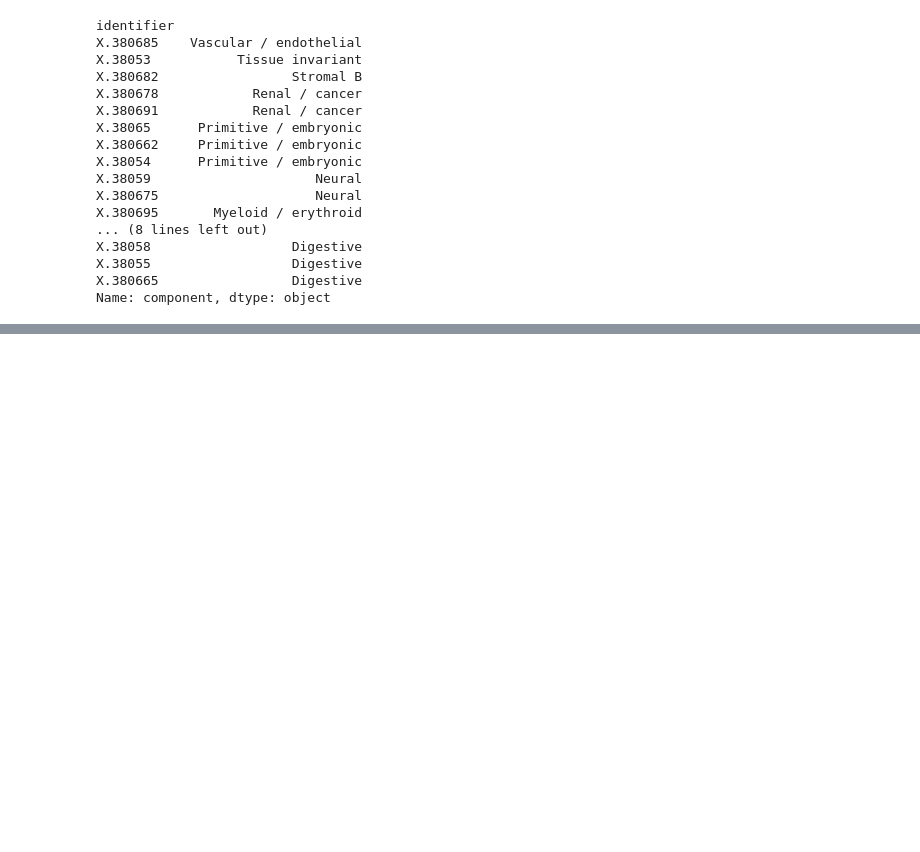
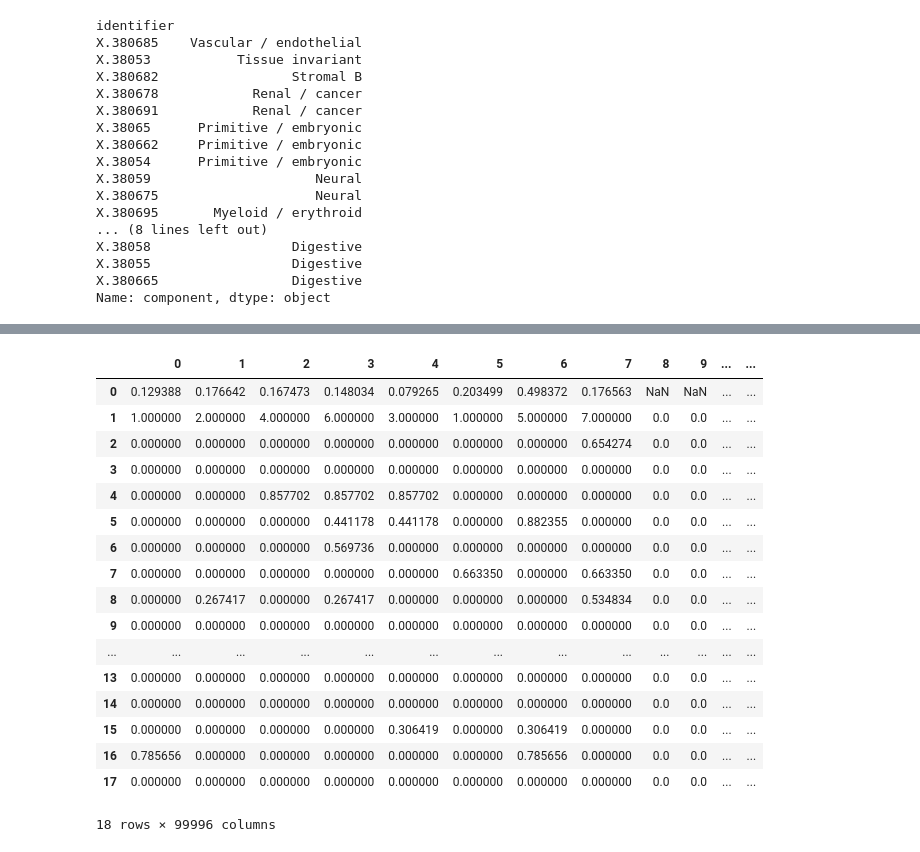
Before and after one commit to meuleman/gilbertAPI, a Jupyter notebook: externalresources/code/region_recipe.ipynb, the cells around one changed output, grey strips where cells are left out. Saved outputs shown, nothing was run; the diff lists cells and outputs as text; code cells hidden in the pictures; blank space fills up the shorter version.

```diff
--- a/externalresources/code/region_recipe.ipynb
+++ b/externalresources/code/region_recipe.ipynb
@@ -135,3 +222,9 @@ start      48647800
 end        48672800
 ?           7.49905
 Name: 96548, dtype: object
+# %%
+### USING A RANDOM REGION ###
+rand_row = random.randint(0, len(bins_25kb))
+rand_row
+region = bins_25kb.iloc[rand_row]
+print(region)
@@ -178,8 +338,15 @@ See the caveats in the documentation: https://pandas.pydata.org/pandas-docs/stab
 # Which DHSs are in the region
 dhs_metadata_chr = dhs_df[dhs_df['seqname'] == region_chr]
 dhs_metadata_region = dhs_metadata_chr.loc[(dhs_metadata_chr['start'] >= region_start) & (dhs_metadata_chr['end'] <= region_end)]
-print(dhs_metadata_region)
+# print(dhs_metadata_region)
 
-# Component Enrichments in the region
-print(dhs_enrichment_df.loc[region_index])
+# Component Enrichments in the region (obs/exp) # NOT LOG2 - empty values filled with 0
+print(dhs_obs_over_exp.loc[region_index].iloc[3:])
+
+# Average mean signal of DHSs
+average_mean_signal = dhs_metadata_region['mean_signal'].mean()
+print(average_mean_signal)
+
+# Number of DHSs
+print(len(dhs_metadata_region))
 # %% [output]
@@ -298,0 +656,5 @@ Name: component, dtype: object
+# %%
+## Get Cosine Similarity
+region_vectors_25kb_df = pd.read_pickle('../output/25kb_region_vectors.pkl')
+
+for i in range(len(region_vectors_25kb_df)):
@@ -298,0 +691,30 @@ Name: component, dtype: object
+# %%
+dhs_ms_num = pd.DataFrame()
+for i in tqdm(range(len(bins_25kb))):
+    region_chr = bins_25kb.iloc[i, 0]
+    region_start = bins_25kb.iloc[i, 1]
+    region_end = bins_25kb.iloc[i, 2]
+#     print(region_chr, region_start, region_end)
+
+    new_vector = dhs_vector(region_chr, region_start, region_end)
+    dhs_ms_num[i] = new_vector
+dhs_ms_num
+# %% [output]
+|  | 0 | 1 | 2 | 3 | 4 | 5 | 6 | 7 | 8 | 9 | ... | ... |
+| 0 | 0.129388 | 0.176642 | 0.167473 | 0.148034 | 0.079265 | 0.203499 | 0.498372 | 0.176563 | NaN | NaN | ... | ... |
+| 1 | 1.000000 | 2.000000 | 4.000000 | 6.000000 | 3.000000 | 1.000000 | 5.000000 | 7.000000 | 0.0 | 0.0 | ... | ... |
+| 2 | 0.000000 | 0.000000 | 0.000000 | 0.000000 | 0.000000 | 0.000000 | 0.000000 | 0.654274 | 0.0 | 0.0 | ... | ... |
+| 3 | 0.000000 | 0.000000 | 0.000000 | 0.000000 | 0.000000 | 0.000000 | 0.000000 | 0.000000 | 0.0 | 0.0 | ... | ... |
+| 4 | 0.000000 | 0.000000 | 0.857702 | 0.857702 | 0.857702 | 0.000000 | 0.000000 | 0.000000 | 0.0 | 0.0 | ... | ... |
+| 5 | 0.000000 | 0.000000 | 0.000000 | 0.441178 | 0.441178 | 0.000000 | 0.882355 | 0.000000 | 0.0 | 0.0 | ... | ... |
+| 6 | 0.000000 | 0.000000 | 0.000000 | 0.569736 | 0.000000 | 0.000000 | 0.000000 | 0.000000 | 0.0 | 0.0 | ... | ... |
+| 7 | 0.000000 | 0.000000 | 0.000000 | 0.000000 | 0.000000 | 0.663350 | 0.000000 | 0.663350 | 0.0 | 0.0 | ... | ... |
+| 8 | 0.000000 | 0.267417 | 0.000000 | 0.267417 | 0.000000 | 0.000000 | 0.000000 | 0.534834 | 0.0 | 0.0 | ... | ... |
+| 9 | 0.000000 | 0.000000 | 0.000000 | 0.000000 | 0.000000 | 0.000000 | 0.000000 | 0.000000 | 0.0 | 0.0 | ... | ... |
+| ... | ... | ... | ... | ... | ... | ... | ... | ... | ... | ... | ... | ... |
+| 13 | 0.000000 | 0.000000 | 0.000000 | 0.000000 | 0.000000 | 0.000000 | 0.000000 | 0.000000 | 0.0 | 0.0 | ... | ... |
+| 14 | 0.000000 | 0.000000 | 0.000000 | 0.000000 | 0.000000 | 0.000000 | 0.000000 | 0.000000 | 0.0 | 0.0 | ... | ... |
+| 15 | 0.000000 | 0.000000 | 0.000000 | 0.000000 | 0.306419 | 0.000000 | 0.306419 | 0.000000 | 0.0 | 0.0 | ... | ... |
+| 16 | 0.785656 | 0.000000 | 0.000000 | 0.000000 | 0.000000 | 0.000000 | 0.785656 | 0.000000 | 0.0 | 0.0 | ... | ... |
+| 17 | 0.000000 | 0.000000 | 0.000000 | 0.000000 | 0.000000 | 0.000000 | 0.000000 | 0.000000 | 0.0 | 0.0 | ... | ... |
+18 rows × 99996 columns
```
Also changed, not shown: parts of 34 cells of this notebook, 5 other files.
